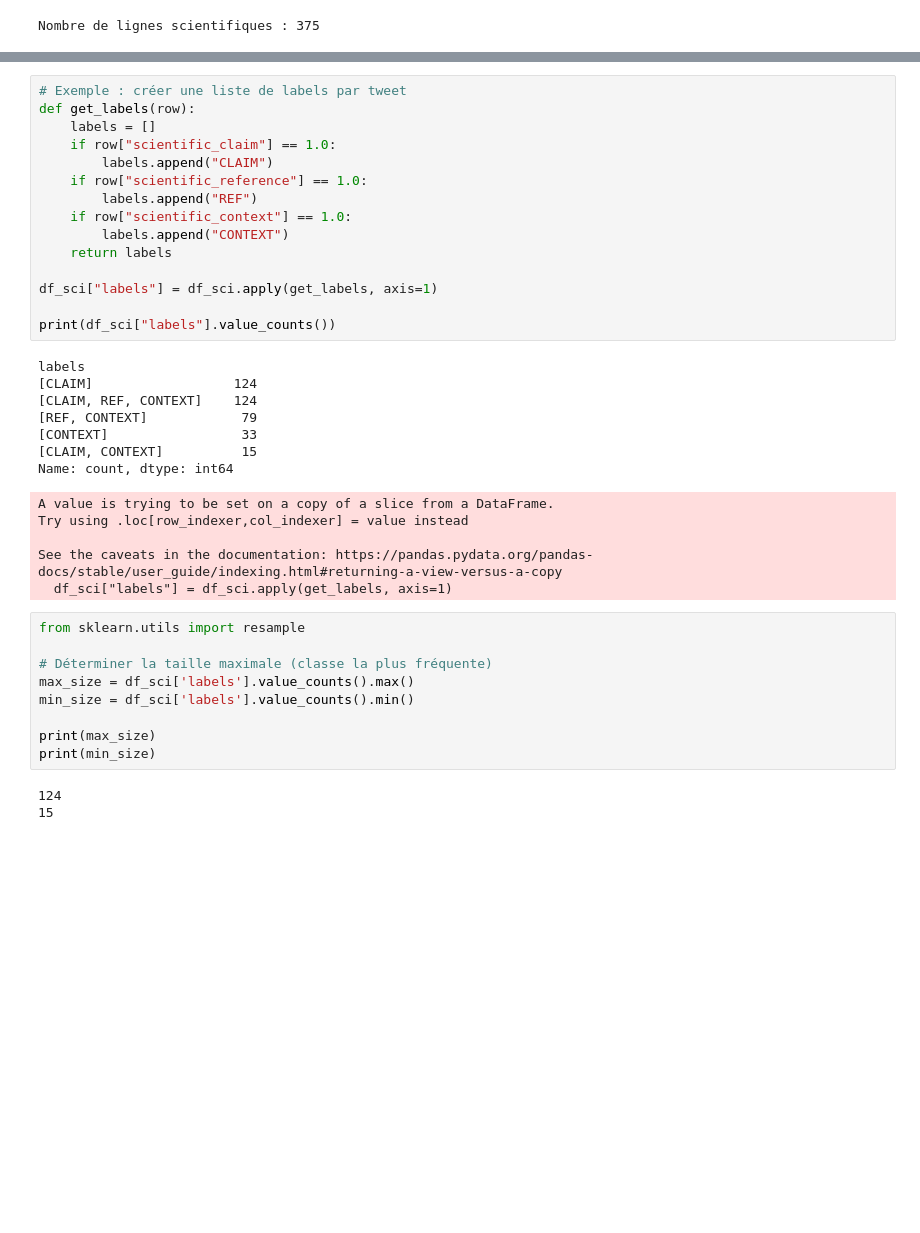
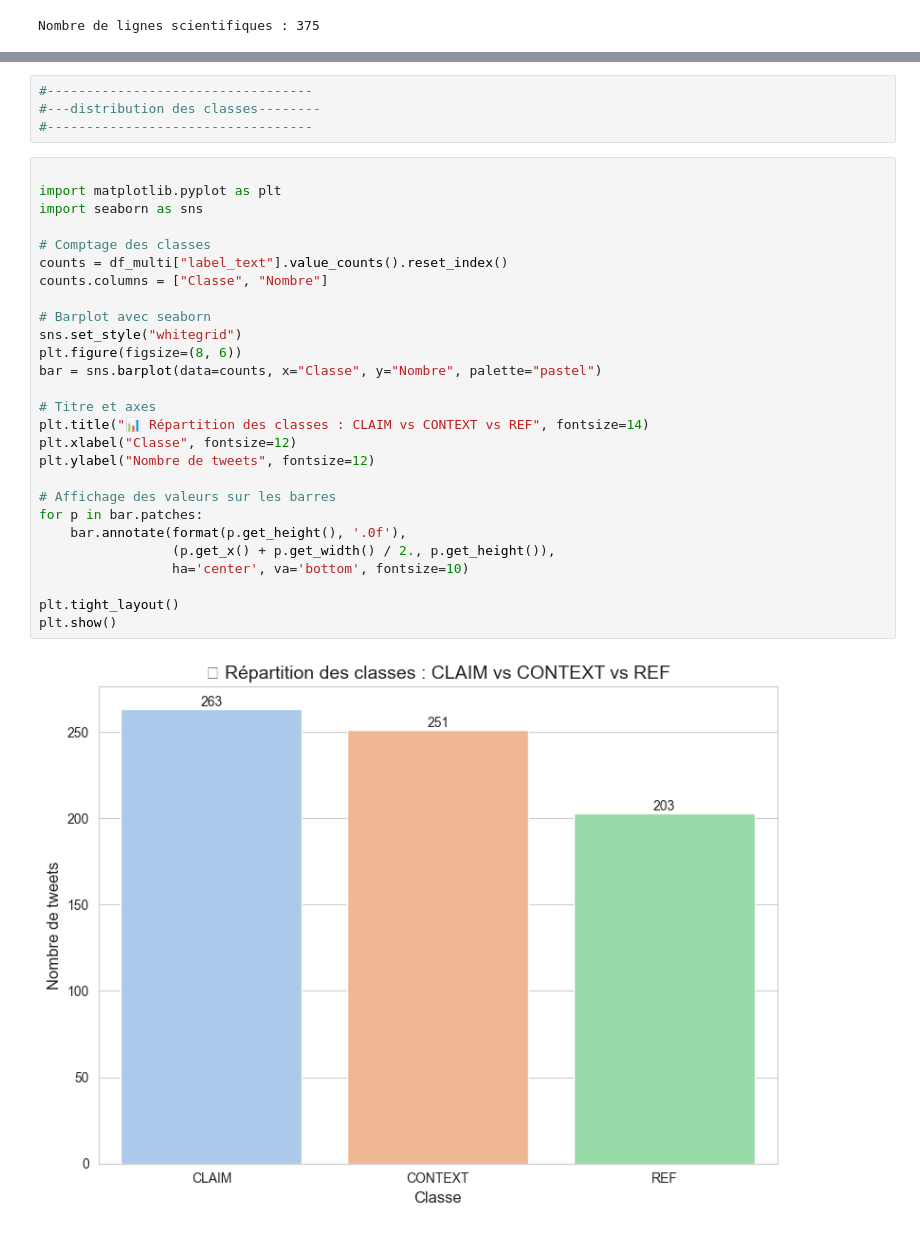
Before and after one commit to NinaShine/Machine_learning, a Jupyter notebook: Projet/claimVSrefVScontext.ipynb, the cells around one changed output, grey strips where cells are left out. Drawn from its saved outputs; the diff is of its cells as text; blank space fills up the shorter version.

```diff
--- a/Projet/claimVSrefVScontext.ipynb
+++ b/Projet/claimVSrefVScontext.ipynb
@@ -152,41 +177,34 @@ Nombre total de tweets ayant les trois catégories : 124
 # %%
-# Exemple : créer une liste de labels par tweet
-def get_labels(row):
-    labels = []
-    if row["scientific_claim"] == 1.0:
-        labels.append("CLAIM")
-    if row["scientific_reference"] == 1.0:
-        labels.append("REF")
-    if row["scientific_context"] == 1.0:
-        labels.append("CONTEXT")
-    return labels
-
-df_sci["labels"] = df_sci.apply(get_labels, axis=1)
-
-print(df_sci["labels"].value_counts())
+#----------------------------------
+#---distribution des classes--------
+#----------------------------------
-# %% [output]
-labels
-[CLAIM]                  124
-[CLAIM, REF, CONTEXT]    124
-[REF, CONTEXT]            79
-[CONTEXT]                 33
-[CLAIM, CONTEXT]          15
-Name: count, dtype: int64
-A value is trying to be set on a copy of a slice from a DataFrame.
-Try using .loc[row_indexer,col_indexer] = value instead
-
-See the caveats in the documentation: https://pandas.pydata.org/pandas-docs/stable/user_guide/indexing.html#returning-a-view-versus-a-copy
-  df_sci["labels"] = df_sci.apply(get_labels, axis=1)
 # %%
-from sklearn.utils import resample
 
-# Déterminer la taille maximale (classe la plus fréquente)
-max_size = df_sci['labels'].value_counts().max()
-min_size = df_sci['labels'].value_counts().min()
+import matplotlib.pyplot as plt
+import seaborn as sns
 
-print(max_size)
-print(min_size)
+# Comptage des classes
+counts = df_multi["label_text"].value_counts().reset_index()
+counts.columns = ["Classe", "Nombre"]
+
+# Barplot avec seaborn
+sns.set_style("whitegrid")
+plt.figure(figsize=(8, 6))
+bar = sns.barplot(data=counts, x="Classe", y="Nombre", palette="pastel")
+
+# Titre et axes
+plt.title("📊 Répartition des classes : CLAIM vs CONTEXT vs REF", fontsize=14)
+plt.xlabel("Classe", fontsize=12)
+plt.ylabel("Nombre de tweets", fontsize=12)
+
+# Affichage des valeurs sur les barres
+for p in bar.patches:
+    bar.annotate(format(p.get_height(), '.0f'),
+                 (p.get_x() + p.get_width() / 2., p.get_height()),
+                 ha='center', va='bottom', fontsize=10)
+
+plt.tight_layout()
+plt.show()
 # %% [output]
-124
-15
+[figure, added]
 # %%
```
Also changed, not shown: parts of 12 cells of this notebook, 1 other file.
